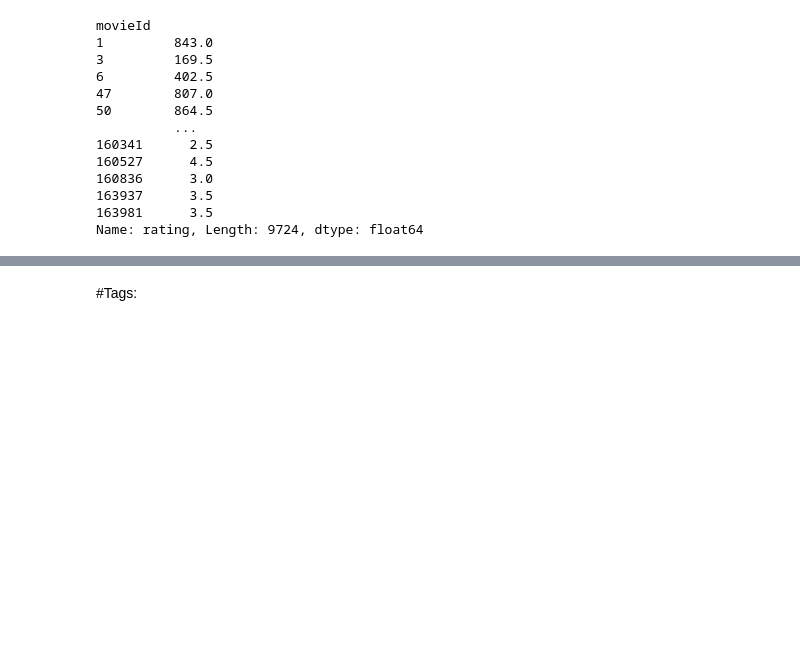
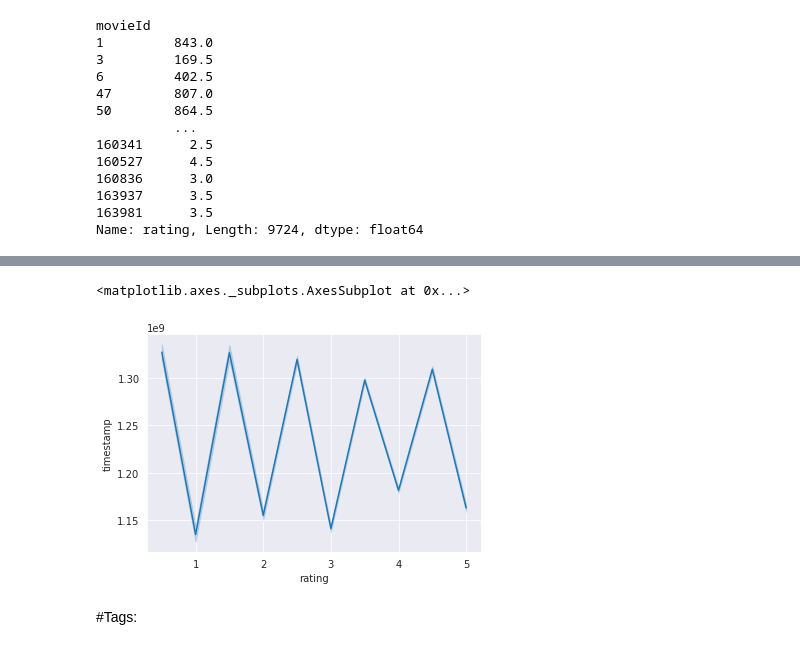
Before and after one commit to SamiraHabib/Movies_University, a Jupyter notebook: Faculdade_provadepython.ipynb, the cells around one changed output, grey strips where cells are left out. Saved outputs shown, nothing was run; the diff lists cells and outputs as text; code cells hidden in the pictures; blank space fills up the shorter version.

```diff
--- a/Faculdade_provadepython.ipynb
+++ b/Faculdade_provadepython.ipynb
@@ -338,3 +369,12 @@ if data_rastings.rating is data_rastings.rating.max():
+# %%
+sns.set_style("darkgrid")
+sns.lineplot(
+data = data_filmes,
+x = "rating",
+y = "timestamp")
+# %% [output]
+<matplotlib.axes._subplots.AxesSubplot at 0x...>
+[figure, added]
 # %% [markdown]
 #Tags:
 # %%
```
Also changed, not shown: parts of 17 cells of this notebook.
